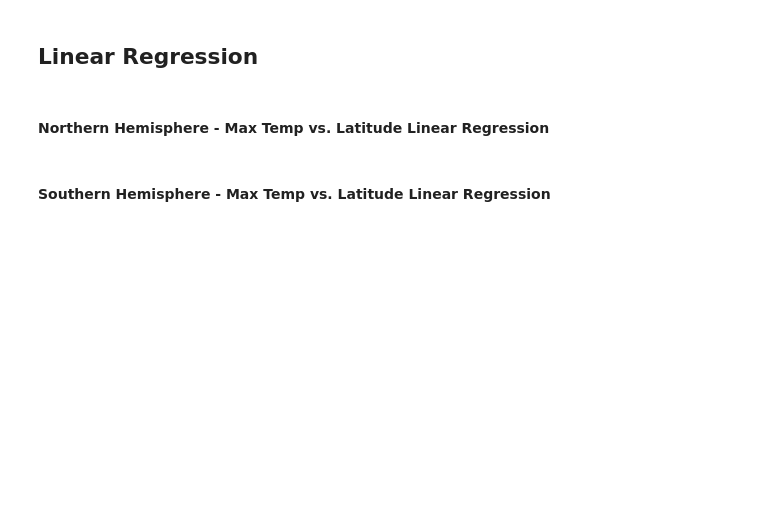
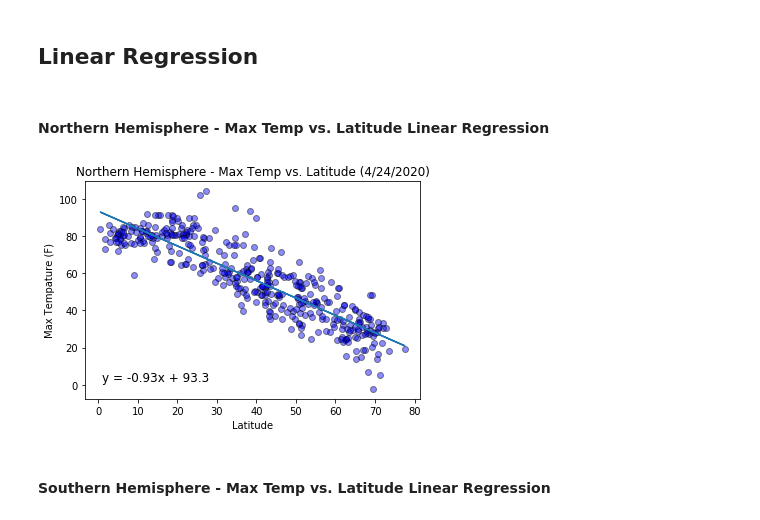
Before and after one commit to JPHebert32/python-api-challenge, a Jupyter notebook: WeatherPY/WeatherPY.ipynb, the cells around one changed output. Saved outputs shown, nothing was run; the diff lists cells and outputs as text; code cells hidden in the pictures; blank space fills up the shorter version.

```diff
--- a/WeatherPY/WeatherPY.ipynb
+++ b/WeatherPY/WeatherPY.ipynb
@@ -238,4 +226,45 @@ plt.show()
+# %%
+# OPTIONAL: Create a function to create Linear Regression plots
+def linear_regression(x,y):
+    (slope, intercept, rvalue, pvalue, stderr) = linregress(x, y)
+    Y = slope * x + intercept
+    line_eq = "y = " + str(round(slope,2)) + "x + " + str(round(intercept,2))
+
+    #Plot
+    plt.scatter(x,y, color="blue", marker="o", edgecolors="black", alpha=.45,)
+    plt.annotate(line_eq,(1,2),size=14,)
+    #add Linear Regression Line
+    plt.plot(x,Y)
+    plt.xlabel("Latitude")
+# %%
+# Create Northern and Southern Hemisphere DataFrames
+northern_df = city_data_df[city_data_df["Lat"]>0]
+#northern_df.describe()
+southern_df = city_data_df[city_data_df["Lat"]<0]
+#southern_df.describe()
+
+# Northern Values
+N_Lat = northern_df["Lat"]
+N_Max_Temp = northern_df["Max Temp"]
+N_Humidity = northern_df["Humidity"]
+N_Cloud = northern_df["Cloudiness"]
+N_Wind = northern_df["Wind Speed"]
+
+#Southern Values
+S_Lat = southern_df["Lat"]
+S_Max_Temp = southern_df["Max Temp"]
+S_Humidity = southern_df["Humidity"]
+S_Cloud = southern_df["Cloudiness"]
+S_Wind = southern_df["Wind Speed"]
 # %% [markdown]
 ####  Northern Hemisphere - Max Temp vs. Latitude Linear Regression
+# %%
+linear_regression(N_Lat,N_Max_Temp)
+plt.title("Northern Hemisphere - Max Temp vs. Latitude (4/24/20)")
+plt.ylabel("Max Tempature (F)")
+#Show Plot
+plt.show()
+# %% [output]
+[figure, added]
 # %% [markdown]
 ####  Southern Hemisphere - Max Temp vs. Latitude Linear Regression
```
Also changed, not shown: parts of 20 cells of this notebook.
